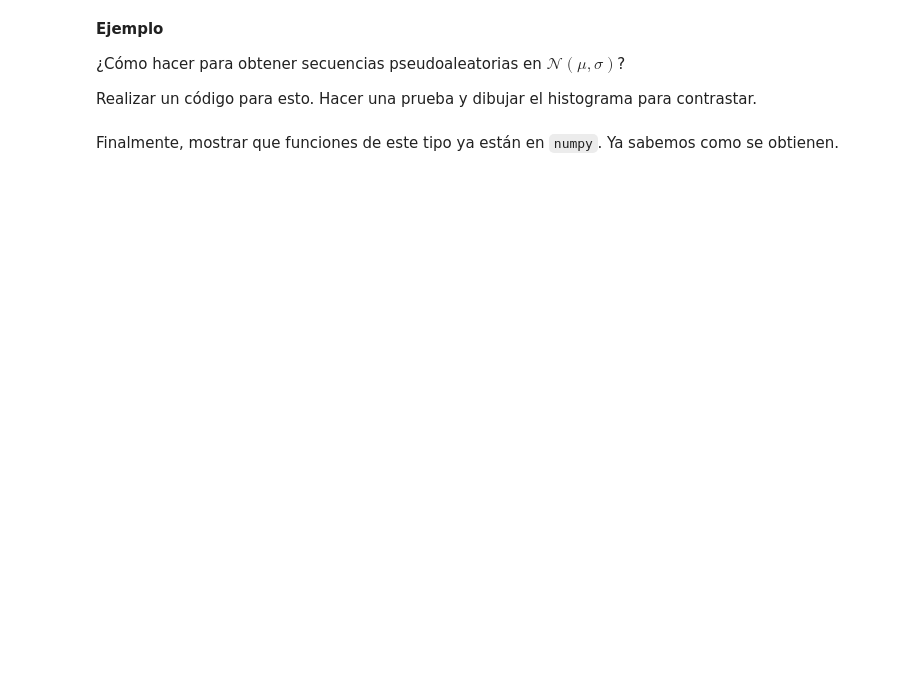
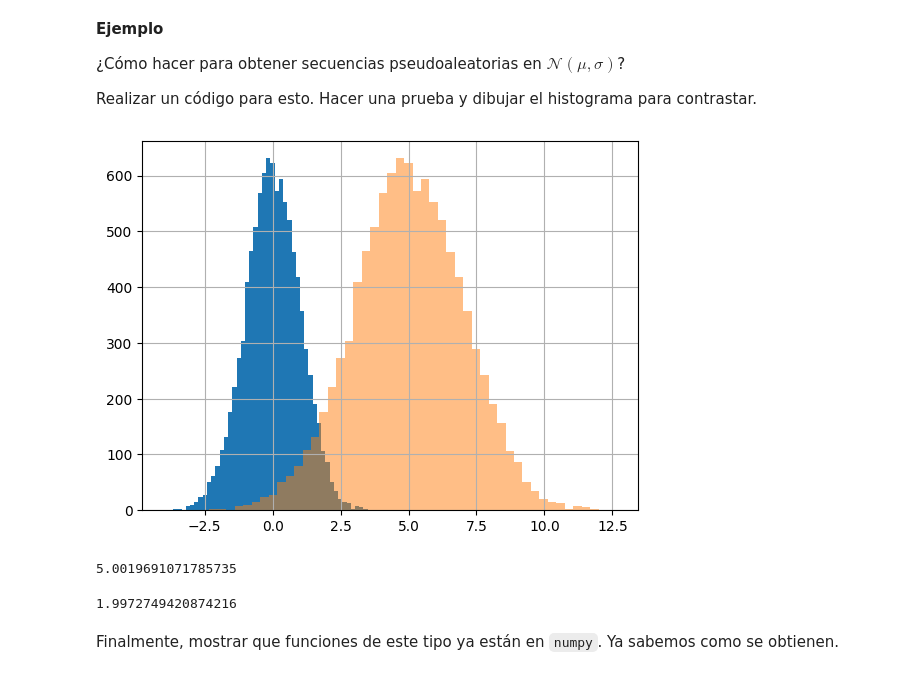
Before and after one commit to ArellanoMCarlos/SimMat_V2024, a Jupyter notebook: Montecarlo/Numeros Pseudoaleatorios.ipynb, the cells around one changed output. Drawn from its saved outputs; the diff is of its cells as text; code cells hidden in the pictures; blank space fills up the shorter version.

```diff
--- a/Montecarlo/Numeros Pseudoaleatorios.ipynb
+++ b/Montecarlo/Numeros Pseudoaleatorios.ipynb
@@ -373,5 +414,25 @@ Luego, dibujar el histograma (diagrama de frecuencias). ¿Corresponde lo obtenid
 ¿Cómo hacer para obtener secuencias pseudoaleatorias en $\mathcal{N}(\mu,\sigma)$?
 
 Realizar un código para esto. Hacer una prueba y dibujar el histograma para contrastar.
+# %%
+# Desplazamos el arreglo a 'M' y lo escalamos a 'S'
+M=5
+S=2
+#
+x=boxMuller(x0,*abm,n) # N(0,1)
+xMS=M+x*S              # N(M,S)
+plt.hist(x,bins=50)
+plt.hist(xMS,bins=50,alpha=0.5) # alpha  ->  transparencia
+plt.grid()
+# %% [output]
+[figure, added]
+# %%
+xMS.mean() # media
+# %% [output]
+5.0019691071785735
+# %%
+xMS.std() # Desviación estándar
+# %% [output]
+1.9972749420874216
 # %% [markdown]
 Finalmente, mostrar que funciones de este tipo ya están en `numpy`. Ya sabemos como se obtienen.
```
Also changed, not shown: parts of 17 cells of this notebook, 1 other file.
